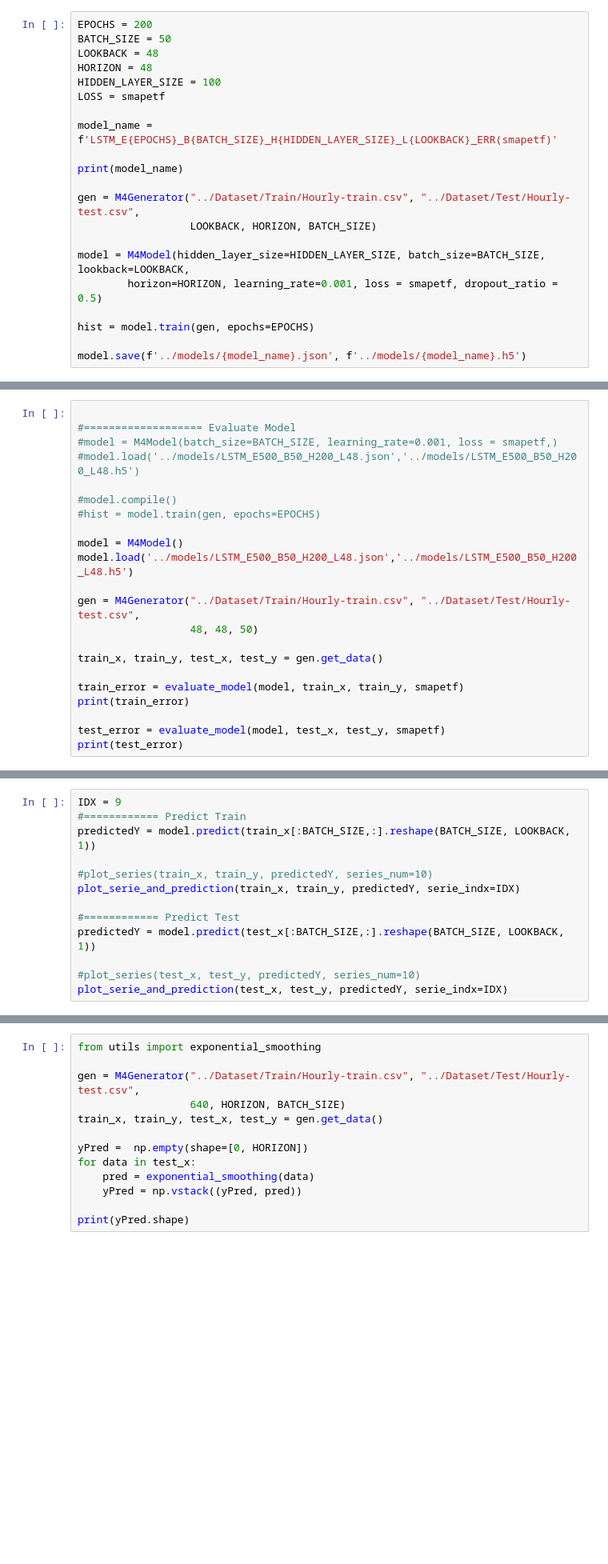
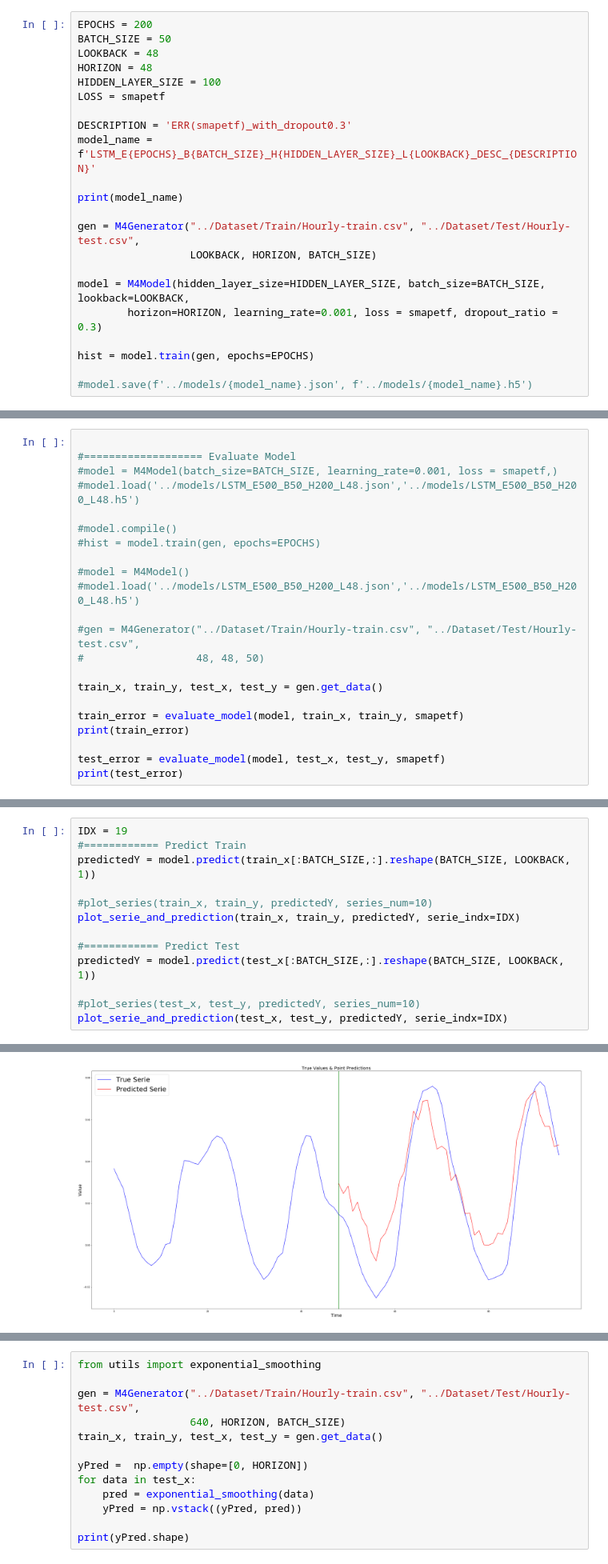
Before and after one commit to yamen23ali/m4-lstm, a Jupyter notebook: notebooks/Point_predection_mae.ipynb, the cells around one changed output, grey strips where cells are left out. Shown at 80% size. Drawn from its saved outputs; the diff is of its cells as text; blank space fills up the shorter version.

Commit message:
add training with dropout

```diff
--- a/notebooks/Point_predection_mae.ipynb
+++ b/notebooks/Point_predection_mae.ipynb
@@ -26,7 +24,8 @@ HORIZON = 48
 HIDDEN_LAYER_SIZE = 100
 LOSS = smapetf
 
-model_name = f'LSTM_E{EPOCHS}_B{BATCH_SIZE}_H{HIDDEN_LAYER_SIZE}_L{LOOKBACK}_ERR(smapetf)'
+DESCRIPTION = 'ERR(smapetf)_with_dropout0.3'
+model_name = f'LSTM_E{EPOCHS}_B{BATCH_SIZE}_H{HIDDEN_LAYER_SIZE}_L{LOOKBACK}_DESC_{DESCRIPTION}'
 
 print(model_name)
 
@@ -34,9 +33,9 @@ gen = M4Generator("../Dataset/Train/Hourly-train.csv", "../Dataset/Test/Hourly-t
                   LOOKBACK, HORIZON, BATCH_SIZE)
 
 model = M4Model(hidden_layer_size=HIDDEN_LAYER_SIZE, batch_size=BATCH_SIZE, lookback=LOOKBACK,
-        horizon=HORIZON, learning_rate=0.001, loss = smapetf, dropout_ratio = 0.5)
+        horizon=HORIZON, learning_rate=0.001, loss = smapetf, dropout_ratio = 0.3)
 
 hist = model.train(gen, epochs=EPOCHS)
 
-model.save(f'../models/{model_name}.json', f'../models/{model_name}.h5')
+#model.save(f'../models/{model_name}.json', f'../models/{model_name}.h5')
 # %% [output]
@@ -72,11 +73,11 @@ Saved model to disk
 #model.compile()
 #hist = model.train(gen, epochs=EPOCHS)
 
-model = M4Model()
-model.load('../models/LSTM_E500_B50_H200_L48.json','../models/LSTM_E500_B50_H200_L48.h5')
+#model = M4Model()
+#model.load('../models/LSTM_E500_B50_H200_L48.json','../models/LSTM_E500_B50_H200_L48.h5')
 
-gen = M4Generator("../Dataset/Train/Hourly-train.csv", "../Dataset/Test/Hourly-test.csv",
-                  48, 48, 50)
+#gen = M4Generator("../Dataset/Train/Hourly-train.csv", "../Dataset/Test/Hourly-test.csv",
+#                  48, 48, 50)
 
 train_x, train_y, test_x, test_y = gen.get_data()
 
@@ -92,5 +92,5 @@ Loaded model from disk
 # %%
-IDX = 9
+IDX = 19
 #============ Predict Train
 predictedY = model.predict(train_x[:BATCH_SIZE,:].reshape(BATCH_SIZE, LOOKBACK, 1))
 
@@ -106,0 +106 @@ NameError: name 'BATCH_SIZE' is not defined
+[figure, added]
```
Also changed, not shown: parts of 6 cells of this notebook, 5 other files.
